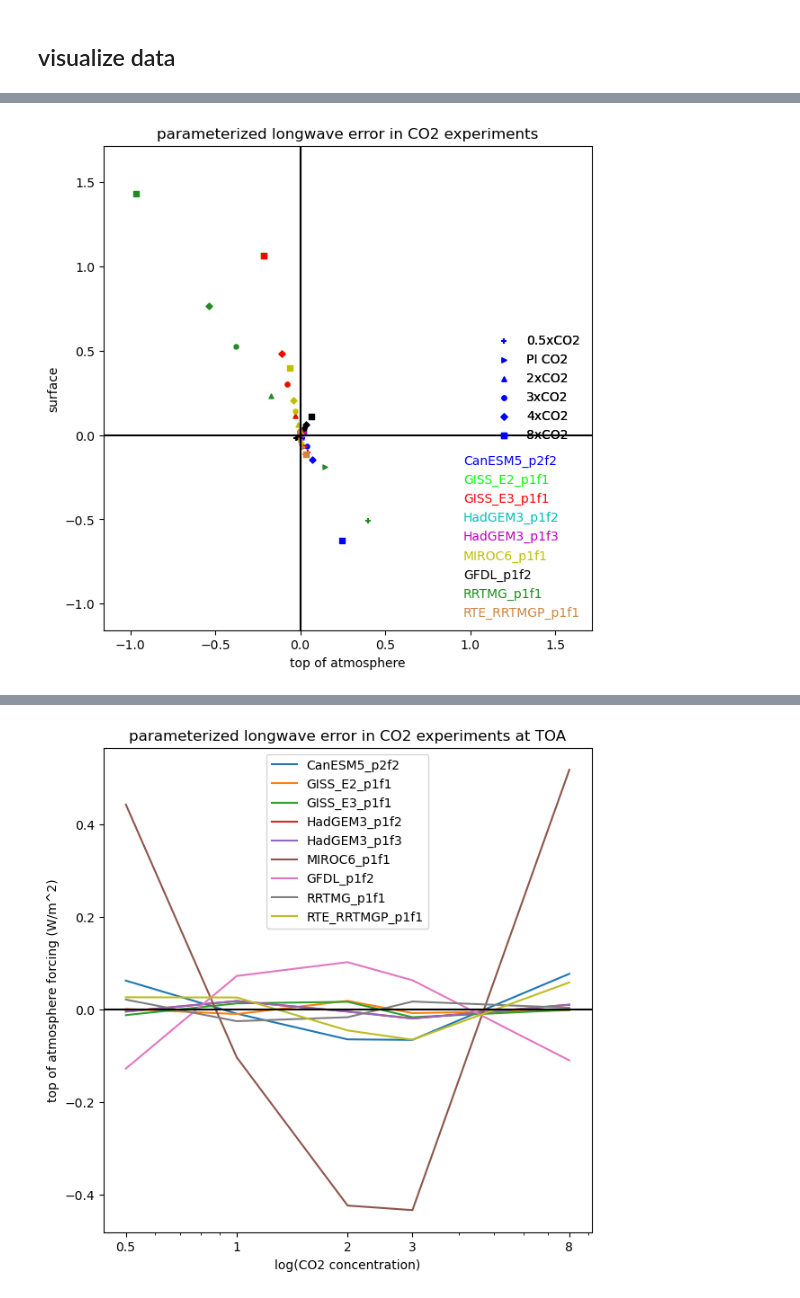
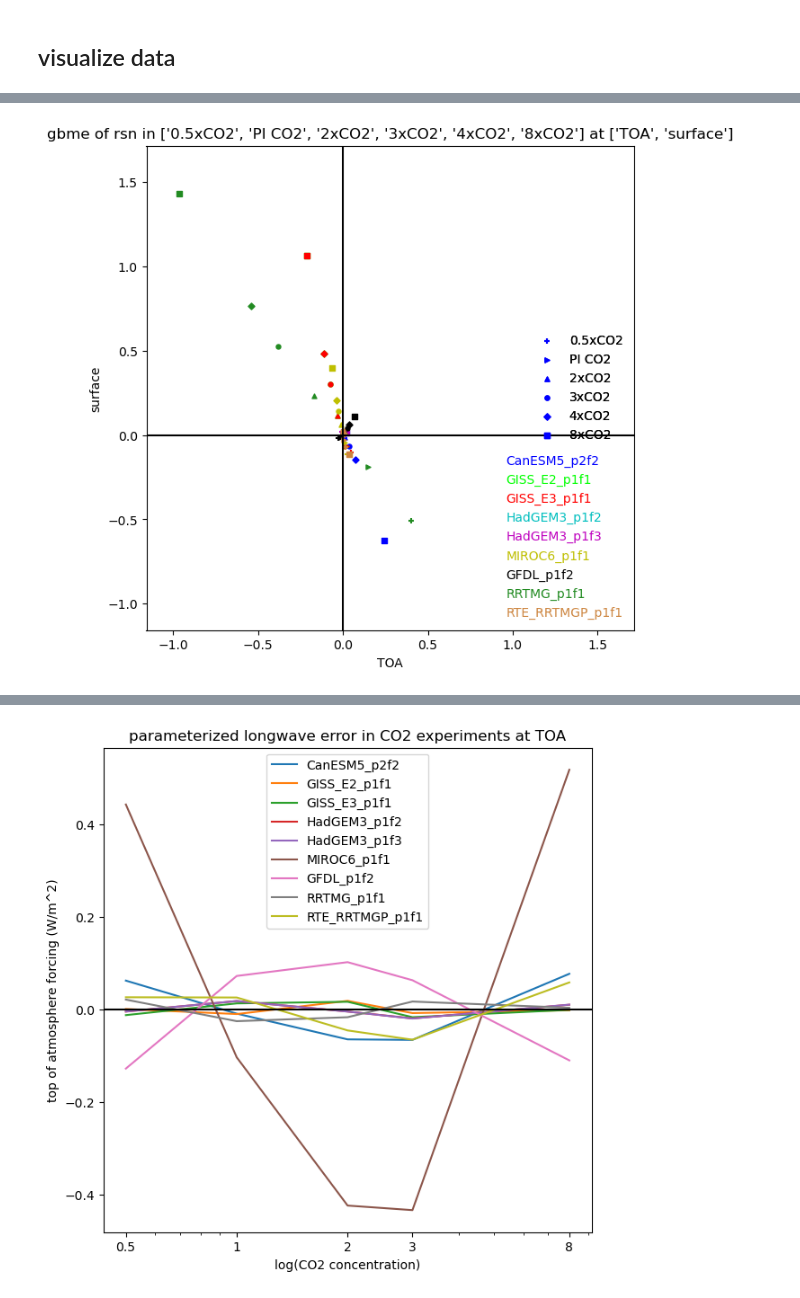
Before and after one commit to emmal01/RFMIP_CO2_analysis, a Jupyter notebook: RFMIP_final_script.ipynb, the cells around one changed output, grey strips where cells are left out. Saved outputs shown, nothing was run; the diff lists cells and outputs as text; code cells hidden in the pictures.

```diff
--- a/RFMIP_final_script.ipynb
+++ b/RFMIP_final_script.ipynb
@@ -55,3 +89,11 @@ Dimensions without coordinates: site
 def compute_global_mean(ds):
     wts = ds.profile_weight/ds.profile_weight.sum()
     return(ds.weighted(wts).mean(["site"]))
+# %%
+#make this able to handle multiple datasets
+def concatenate_dataset(ds, models, selected_experiments, variable, levels):
+    #select data to plot
+    pts = {m: ds[m][variable].sel(expt=selected_experiments, level=levels) for m in models if variable in ds[m]}
+    pts_values = np.concatenate([ds[m][variable].sel(expt=selected_experiments, level=levels)
+                                                   for m in models if variable in ds[m]])
+    return pts, pts_values
@@ -118,3 +212,10 @@ gbme = {k: (gbmforcing[k]-gbmforcing_b['LBLRTM_p1f1']) for k in gbmforcing.keys(
+# %%
+CO2_experiments = ['0.5xCO2', 'PI CO2', '2xCO2', '3xCO2', '4xCO2', '8xCO2']
+model_colors = cc.glasbey_bw
+marker_shapes = ['+','>','^','o','D','s']
+
+TOA=0
+surface=60
 # %%
 #benchmark longwave forcing in CO2 experiments at TOA
 
@@ -244,46 +292,29 @@ plt.show()
 # %%
-#parameterized longwave error in CO2 experiments
+#parameterized shortwave error in CO2 experiments
 fig, ax = plt.subplots(figsize=(7,7))
 
+#select data
+x, x_values = concatenate_dataset(gbme, gbme.keys(), CO2_experiments, 'rsn', TOA)
+y, y_values = concatenate_dataset(gbme, gbme.keys(), CO2_experiments, 'rsn', surface)
+
 #plot data
-model_colors = ['b','lime','r','c','m','y','k','forestgreen','peru']
-marker_shapes = ['+','>','^','o','D','s']
-selected_experiments = ['0.5xCO2','PI CO2', '2xCO2', '3xCO2', '4xCO2', '8xCO2']
 color_cycler = 0
-for m in list(gbme.keys()):
-    for i in np.arange(len(selected_experiments)):
-        plt.scatter(gbme[m].data_vars["rsn"][:,0].sel(expt=selected_experiments[i]),gbme[m].data_vars["rsn"][:,60].sel(expt=selected_experiments[i]), c = model_colors[color_cycler], marker=marker_shapes[i], s=13)
+for m in gbme.keys():
+    for i in np.arange(len(CO2_experiments)):
+        plt.scatter(x[m][i], y[m][i], c = model_colors[color_cycler], marker=marker_shapes[i], s=13)
     color_cycler+=1
 
-#make plot square
-squaremax = 0
-squaremin = 0
-for m in list(gbme.keys()):
-    newmax = np.concatenate((gbme[m].data_vars["rsn"][:,0].sel(expt=selected_experiments), gbme[m].data_vars["rsn"][:,60].sel(expt=selected_experiments))).max()
-    newmin = np.concatenate((gbme[m].data_vars["rsn"][:,0].sel(expt=selected_experiments), gbme[m].data_vars["rsn"][:,60].sel(expt=selected_experiments))).min()
-    if newmax>squaremax:
-        squaremax = newmax
-    if newmin<squaremin:
-        squaremin = newmin
-plt.xlim(1.2*squaremin,1.2*squaremax)
-plt.ylim(1.2*squaremin,1.2*squaremax)
-
-#label tick marks and axes
-plt.xlabel("top of atmosphere")
-plt.ylabel("surface")
-ax.axhline(y=0, color='k')
-ax.axvline(x=0, color='k')
+set_plot_parameters(x, y, 'gbme', CO2_experiments, 'rsn', ['TOA', 'surface'], ['TOA', 'surface'], legend=False, squareplot=True, x_values=x_values, y_values=y_values)
 
 #create the legend
 legend1 = ax.legend(labels=gbme.keys(), loc='lower right', markerscale=0, labelcolor=model_colors, fontsize=10, frameon=False)
-legend2 = ax.legend(labels=selected_experiments, loc='center right', frameon=False, markerscale=1)
 ax.add_artist(legend1)
+legend2 = ax.legend(labels=CO2_experiments, loc='center right', frameon=False, markerscale=1)
 ax.add_artist(legend2)
 
-plt.title("parameterized longwave error in CO2 experiments")
 plt.show()
 # %% [output]
-[figure, old version]
+[figure, new version]
 # %%
 #parameterized longwave error in CO2 experiments
 fig, ax = plt.subplots(figsize=(7,7))
```
Also changed, not shown: parts of 16 cells of this notebook.
